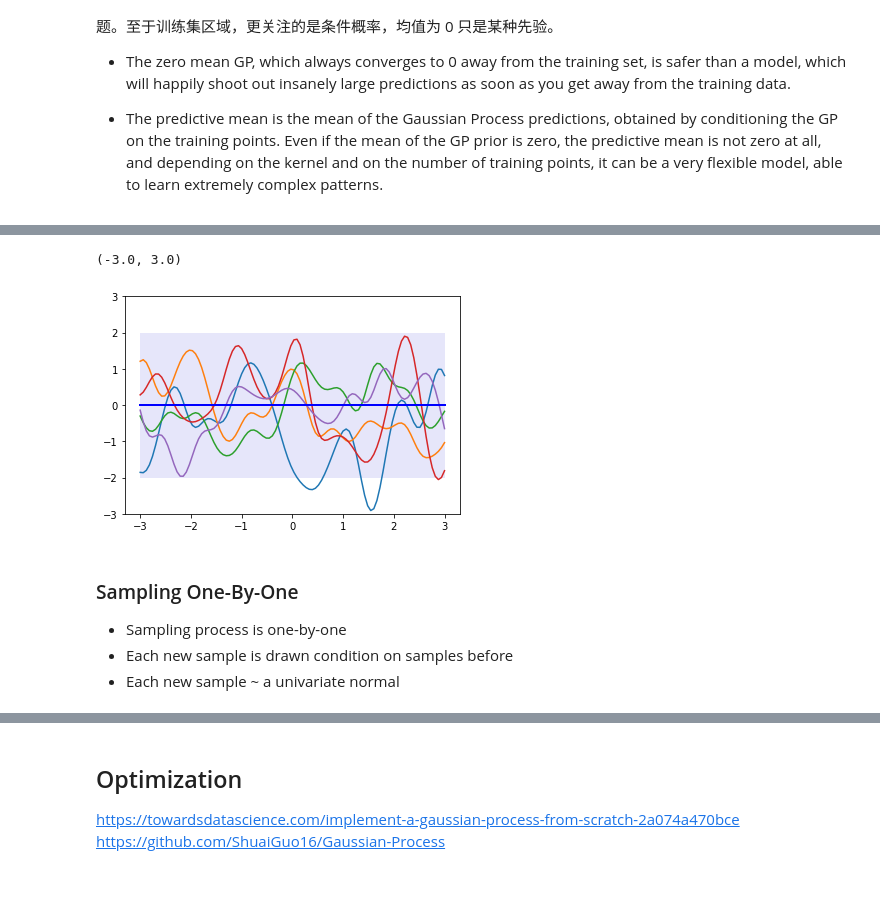
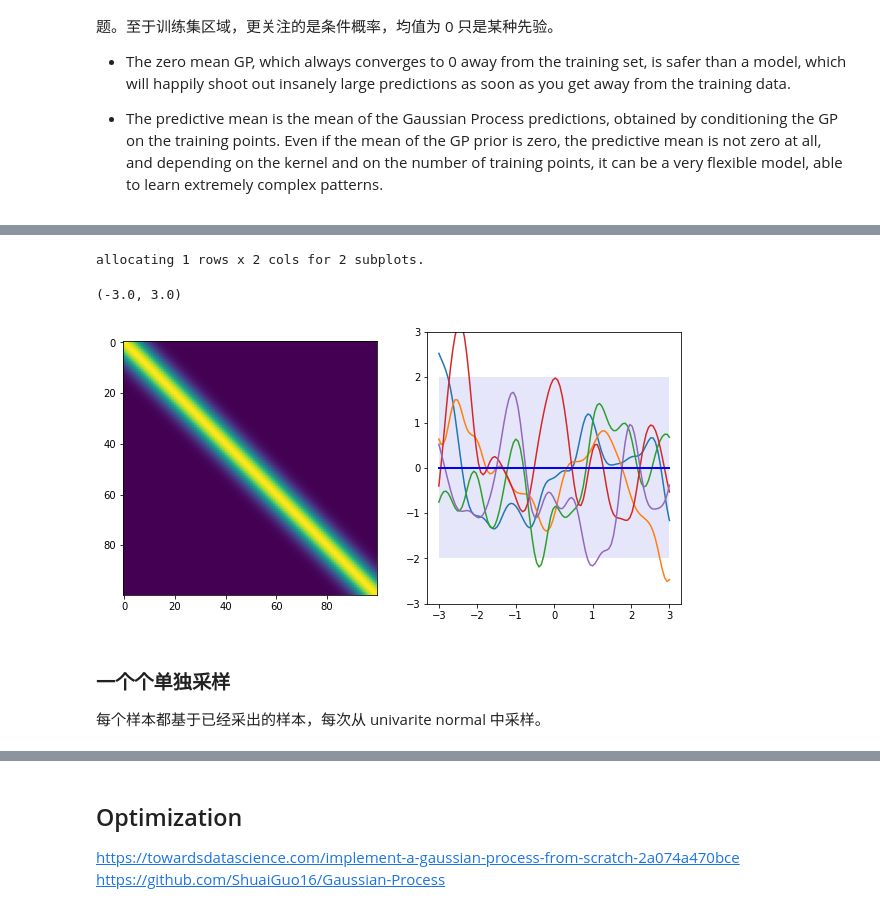
Before and after one commit to dugu9sword/mlvis, a Jupyter notebook: gaussian_process.ipynb, the cells around one changed output, grey strips where cells are left out. Saved outputs shown, nothing was run; the diff lists cells and outputs as text; code cells hidden in the pictures; blank space fills up the shorter version.

```diff
--- a/gaussian_process.ipynb
+++ b/gaussian_process.ipynb
@@ -81,21 +108,27 @@ np.set_printoptions(precision=4)
 # %%
+layout = PlotLayout(plt, total_num=2, num_per_row=2)
+layout.prepare()
+
+ax = layout.subplot(0)
+plt.imshow(kernel(x_pred, x_pred, θ))
+
+ax = layout.subplot(1)
 for i in range(5):
     y = np.random.multivariate_normal(np.zeros(len(x_pred)), kernel(x_pred, x_pred, θ))
     plt.plot(x_pred, y)
 
-sig_0 = kernel(0, 0, θ)
+sig_0 = [kernel(i, i, θ) for i in x_pred]
 plt.fill_between(x_pred.flatten(), - 2 * np.sqrt(sig_0), 2 * np.sqrt(sig_0), facecolor='lavender')
 plt.plot(x_pred, np.zeros_like(x_pred), 'b-', lw=2)
 plt.ylim(-3, 3)
 # %% [output]
-(-3.0, 3.0)
+allocating 1 rows x 2 cols for 2 subplots.
+(-3.0, 3.0)
-[figure, old version]
+[figure, new version]
-# %% [markdown]
-### Sampling One-By-One
-
-- Sampling process is one-by-one
-- Each new sample is drawn condition on samples before
-- Each new sample ~ a univariate normal
+# %% [markdown]
+### 一个个单独采样
+
+每个样本都基于已经采出的样本，每次从 univarite normal 中采样。
 # %%
 x_to_add = [
     None,
```
Also changed, not shown: parts of 10 cells of this notebook.
